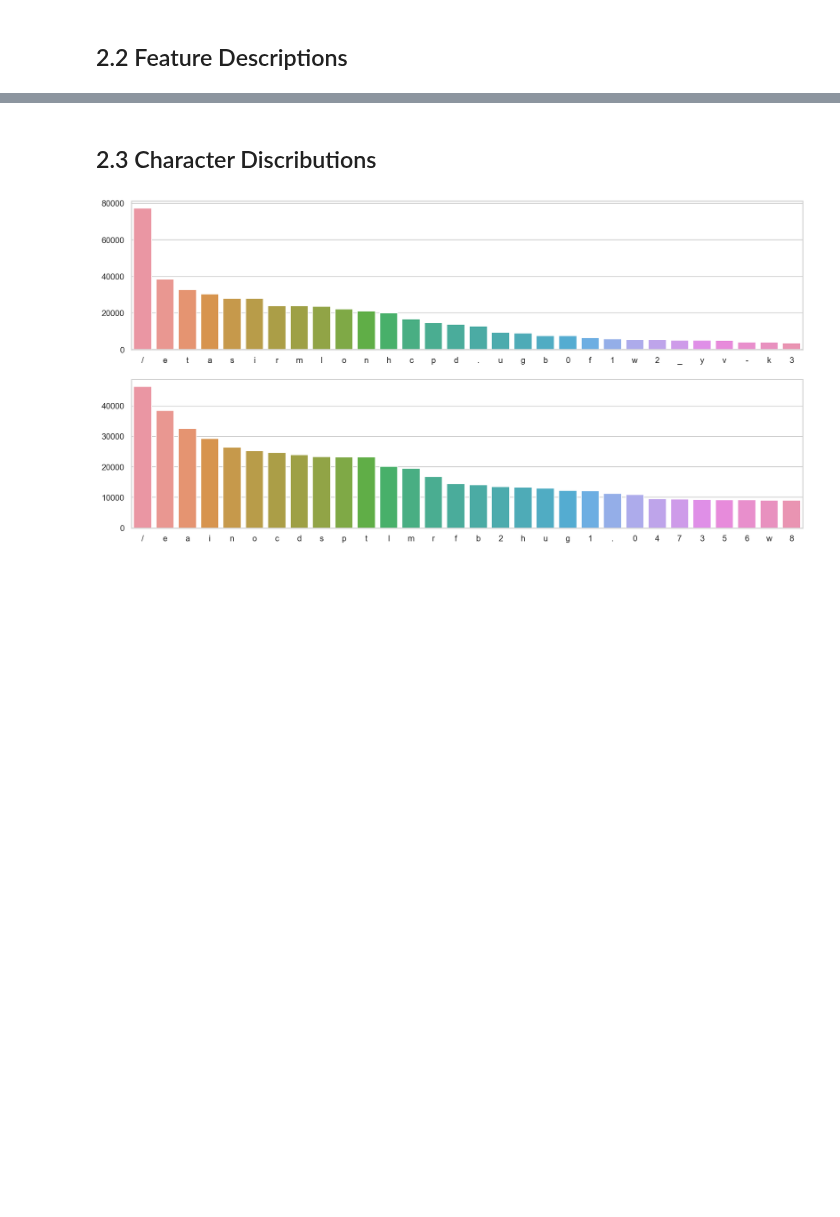
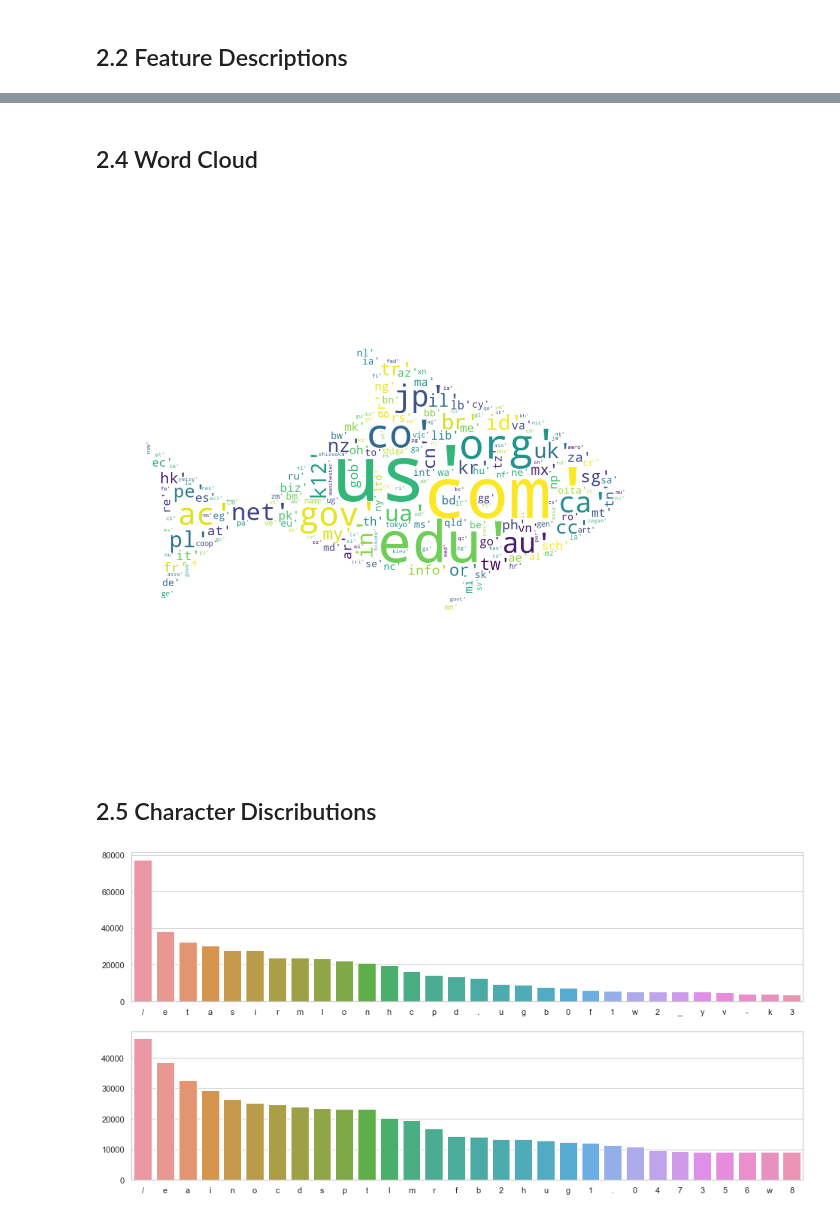
Before and after one commit to jp-hong/phish_classifier, a Jupyter notebook: classifier/01_EDA.ipynb, the cells around one changed output, grey strips where cells are left out. Drawn from its saved outputs; the diff is of its cells as text; code cells hidden in the pictures; blank space fills up the shorter version.

Commit message:
fish word cloud, logistic regression

```diff
--- a/classifier/01_EDA.ipynb
+++ b/classifier/01_EDA.ipynb
@@ -271,5 +274,33 @@ plt.subplots_adjust(wspace=0.2);
+# %% [markdown]
+## 2.4 Word Cloud
+# %%
+tld_word = data.tld.unique().tolist()
+
+text = []
+for w in tld_word:
+    split_word = w.split('.')
+    text.append(split_word)
+
+text = str(text)
+
+from PIL import Image
+from wordcloud import WordCloud, ImageColorGenerator, STOPWORDS
+
+img = Image.open("data/fish3.png")
+img_matrix=np.array(img)
+stopwords = set(STOPWORDS)
+
+wc=WordCloud(background_color="white", mask=img_matrix, stopwords=stopwords)
+wc.generate(text)
+
+plt.figure(figsize=(40, 20))
+plt.imshow(wc, interpolation="bilinear")
+plt.axis("off")
+plt.show()
+# %% [output]
+[figure, added]
 # %% [markdown]
-## 2.3 Character Discributions
+## 2.5 Character Discributions
 # %%
 def quantize(df):
     df["char"] = df.url_tail.apply(lambda x: char_level_encoder(x, pad=False))
```
Also changed, not shown: parts of 13 cells of this notebook.
